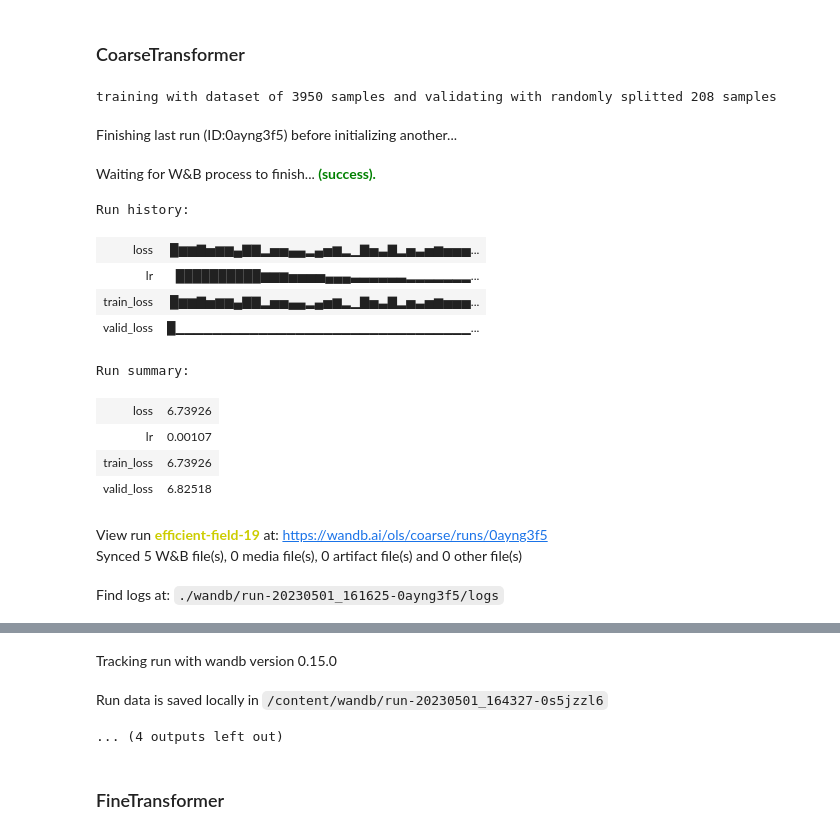
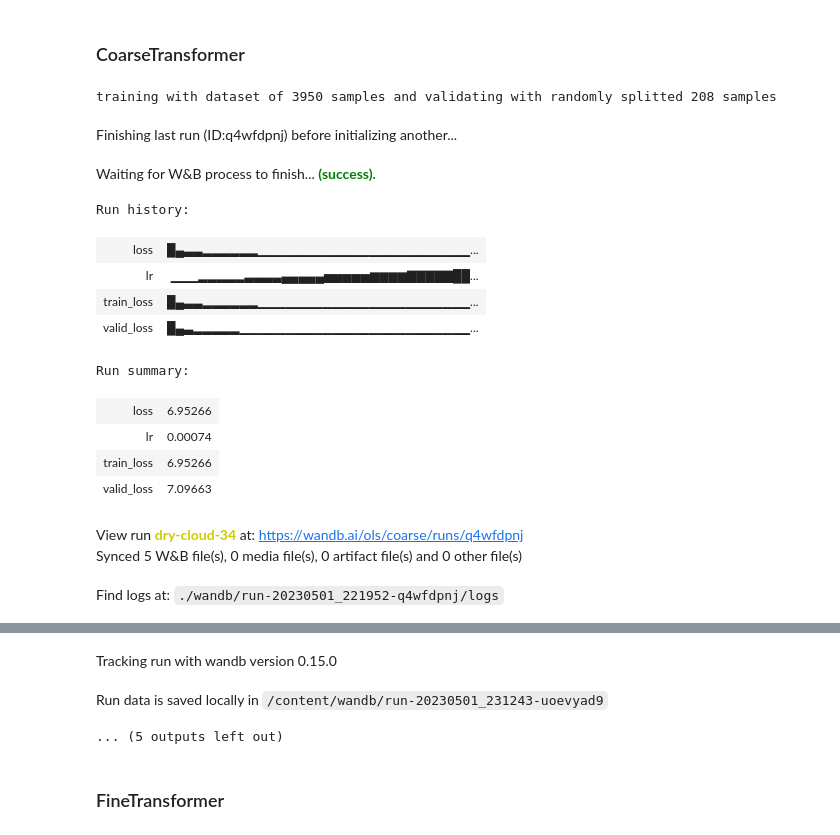
Before and after one commit to Omarlsg98/idl-project, a Jupyter notebook: notebooks/AudioLM+CLAP.ipynb, the cells around one changed output, grey strips where cells are left out. Saved outputs shown, nothing was run; the diff lists cells and outputs as text; code cells hidden in the pictures.

```diff
--- a/notebooks/AudioLM+CLAP.ipynb
+++ b/notebooks/AudioLM+CLAP.ipynb
@@ -231,7 +237,7 @@ STEPS = 20000 # 300 fro testing
 load_ckpt = False
 train = True
 DATA_PATH="/content/v2.0"
-RESULTS_ROOT_PATH="/content/gdrive/MyDrive/IDL_Project/models"
+RESULTS_ROOT_PATH="/content/models" #"/content/gdrive/MyDrive/IDL_Project/models"
 semantic_load_path = RESULTS_ROOT_PATH+'/results_semantic/semantic.transformer.50.pt'
 coarse_load_path = RESULTS_ROOT_PATH+'/results_coarse/coarse.transformer.300.pt'
 fine_load_path = RESULTS_ROOT_PATH+'/results_fine/fine.transformer.300.pt'
@@ -618,7 +652,9 @@ def custom_train(trainer, config, scheduler=None, from_step=None):
           if scheduler is not None:
             if isinstance(scheduler, ReduceLROnPlateau):
               scheduler.step(logs["loss"])
-              logs["lr"] = trainer.optim.param_groups[0]["lr"]
+            else:
+              scheduler.step(trainer.steps)
+            logs["lr"] = trainer.optim.param_groups[0]["lr"]
           logger(logs)
           num_raise_oom = 0
       except RuntimeError as e:
@@ -668,3 +683,33 @@ def get_accelerate_kwargs(config):
+# %%
+def get_scheduler(optim, config):
+  if config["scheduler"] == None:
+    return None
+  if config["scheduler"] == "reducelr":
+    if config["model"] == "semantic":
+      return ReduceLROnPlateau(optim,
+                              factor=0.7, patience=15,
+                              threshold=0.0001, threshold_mode='rel',
+                              cooldown=0, min_lr=1e-5, eps=1e-08,
+                              verbose=True)
+    elif config["model"] == "coarse":
+      return ReduceLROnPlateau(optim,
+                              factor=0.7, patience=200,
+                              threshold=0.0001, threshold_mode='rel',
+                              cooldown=100, min_lr=1e-5, eps=1e-08,
+                              verbose=True)
+    elif config["model"] == "fine":
+      return ReduceLROnPlateau(optim,
+                              factor=0.7, patience=40,
+                              threshold=0.0001, threshold_mode='rel',
+                              cooldown=5, min_lr=1e-5, eps=1e-08,
+                              verbose=True)
+  if config["scheduler"] == "attention_scheduler":
+    return AttentionPScheduler(optim,
+                                dim_embed=config["embedding_dim"] * config["heads"],
+                                warmup_steps=config.get("warmup_steps",1),
+                                verbose=False)
+
+  raise NotImplementedError()
 # %% [markdown]
 ### SemanticTransformer
 # %%
@@ -777,6 +805,7 @@ except:
 gc.collect()
 torch.cuda.empty_cache()
 # %%
+from transformers.trainer_utils import SchedulerType
 torch.cuda.empty_cache()
 coarse_transformer = CoarseTransformer(
     num_semantic_tokens = wav2vec.codebook_size,
@@ -795,45 +824,45 @@ coarse_trainer = CoarseTransformerTrainer(
     codec = soundstream,
     wav2vec = wav2vec,
     audio_conditioner = quantizer,
     folder = dataset_folder,
     lr=config["lr"],
     batch_size = config["batch_size"],
     data_max_length_seconds = config.get("data_max_length_seconds"),
     data_max_length = config.get("data_max_length"),
     save_results_every = VAL_EVERY_STEPS,
     wd = config["wd"],
     grad_accum_every = config["grad_accum_every"],
     max_grad_norm = config["max_grad_norm"],
-    save_model_every = 50,
+    save_model_every = SAVE_MODEL_EVERY,
     num_train_steps = STEPS,
     results_folder = RESULTS_ROOT_PATH+'/results_coarse',
     force_clear_prev_results = False,
     accelerate_kwargs = get_accelerate_kwargs(config)
 )
 
 scheduler = get_scheduler(coarse_trainer.optim, config)
-
+print(scheduler)
 if load_ckpt:
   coarse_trainer.load(coarse_load_path)
 
 if train:
   custom_train(coarse_trainer,
                config,
                scheduler)
 # %% [output]
 training with dataset of 3950 samples and validating with randomly splitted 208 samples
-Finishing last run (ID:0ayng3f5) before initializing another...
+Finishing last run (ID:q4wfdpnj) before initializing another...
 Waiting for W&B process to finish... (success).
 Run history:
-| loss | █▆▆▇▅▆▆▄▇▇▂▅▅▄▄▂▄▅▆▂▁▇▅▃▇▂▅▃▅▆▅▅▅... |
-| lr | ██████████▆▆▆▅▅▅▅▄▄▄▃▃▃▃▃▃▂▂▂▂▂▂▂... |
-| train_loss | █▆▆▇▅▆▆▄▇▇▂▅▅▄▄▂▄▅▆▂▁▇▅▃▇▂▅▃▅▆▅▅▅... |
-| valid_loss | █▁▁▁▁▁▁▁▁▁▁▁▁▁▁▁▁▁▁▁▁▁▁▁▁▁▁▁▁▁▁▁▁... |
+| loss | █▄▃▃▂▂▂▂▂▂▁▁▁▁▁▁▁▁▁▁▁▁▁▁▁▁▁▁▁▁▁▁▁... |
+| lr | ▁▁▁▂▂▂▂▂▃▃▃▃▄▄▄▄▄▅▅▅▅▅▆▆▆▆▇▇▇▇▇██... |
+| train_loss | █▄▃▃▂▂▂▂▂▂▁▁▁▁▁▁▁▁▁▁▁▁▁▁▁▁▁▁▁▁▁▁▁... |
+| valid_loss | █▄▃▂▂▂▂▂▁▁▁▁▁▁▁▁▁▁▁▁▁▁▁▁▁▁▁▁▁▁▁▁▁... |
 Run summary:
-| loss | 6.73926 |
-| lr | 0.00107 |
-| train_loss | 6.73926 |
-| valid_loss | 6.82518 |
+| loss | 6.95266 |
+| lr | 0.00074 |
+| train_loss | 6.95266 |
+| valid_loss | 7.09663 |
-View run efficient-field-19 at: https://wandb.ai/ols/coarse/runs/0ayng3f5
+View run dry-cloud-34 at: https://wandb.ai/ols/coarse/runs/q4wfdpnj
 Synced 5 W&B file(s), 0 media file(s), 0 artifact file(s) and 0 other file(s)
-Find logs at: ./wandb/run-20230501_161625-0ayng3f5/logs
+Find logs at: ./wandb/run-20230501_221952-q4wfdpnj/logs
@@ -841,6 +870,6 @@ Successfully finished last run (ID:0ayng3f5). Initializing new run:
 Tracking run with wandb version 0.15.0
-Run data is saved locally in /content/wandb/run-20230501_164327-0s5jzzl6
+Run data is saved locally in /content/wandb/run-20230501_231243-uoevyad9
-... (4 outputs left out)
+... (5 outputs left out)
 # %% [markdown]
 ### FineTransformer
 # %%
```
Also changed, not shown: parts of 12 cells of this notebook.
